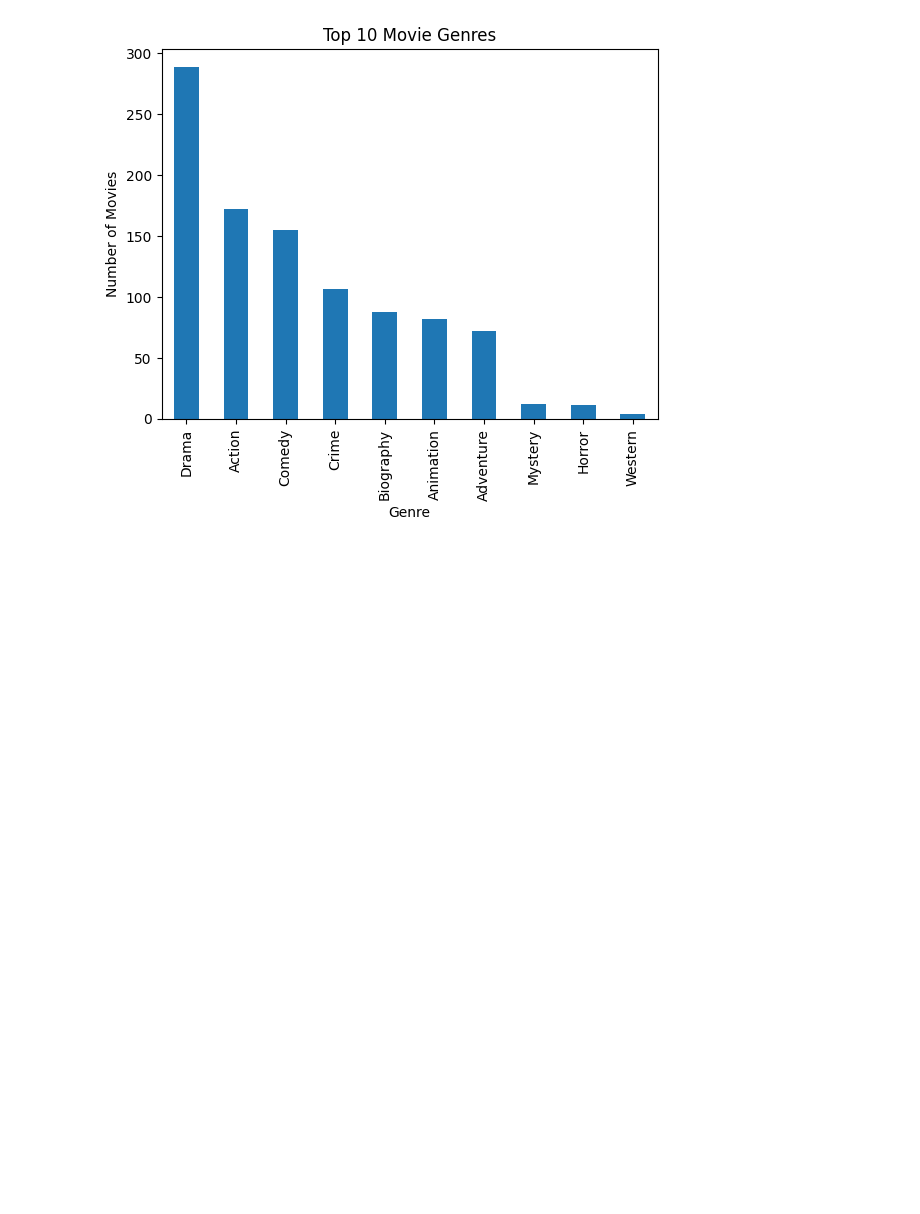
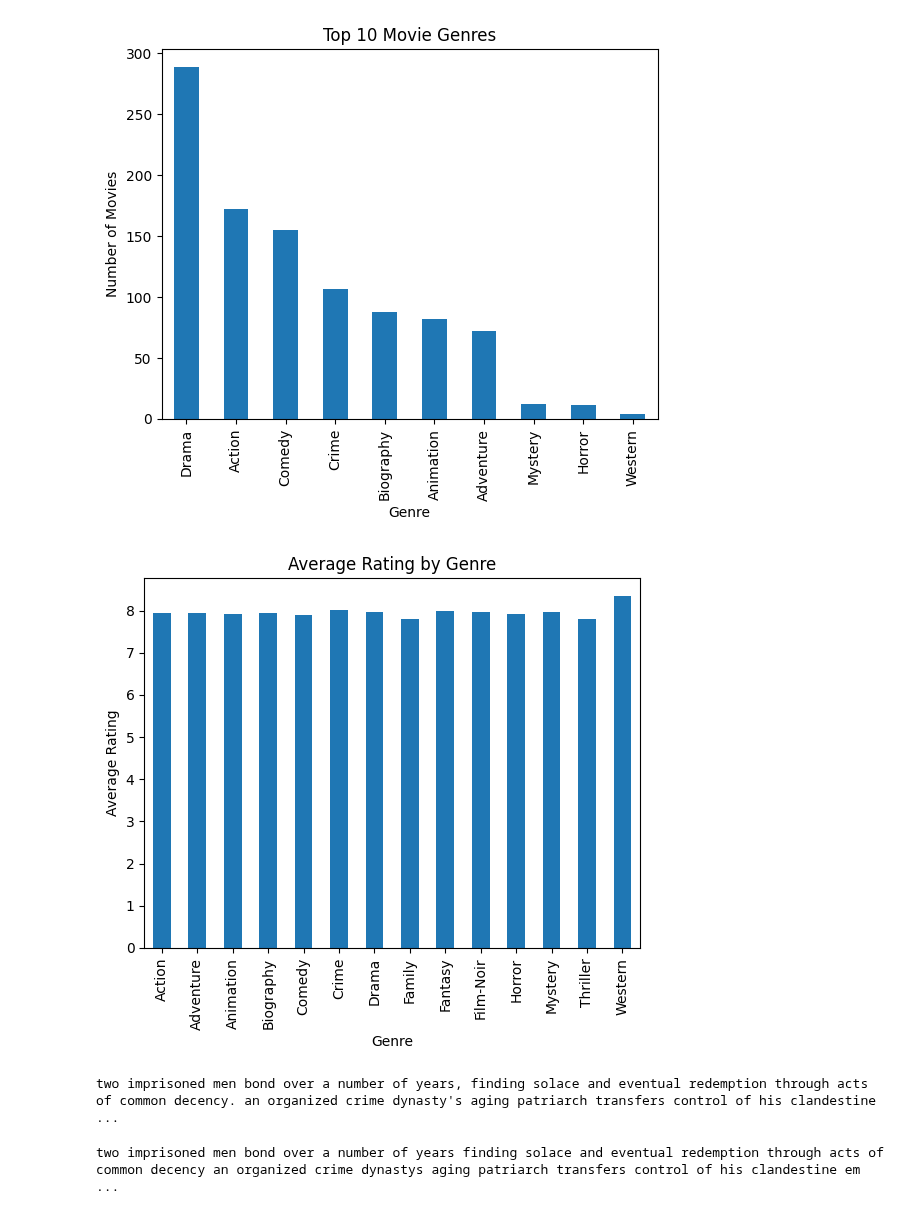
Before and after one commit to honeyhasini1448/MyPython_Projects, a Jupyter notebook: NLP_with_py_text_to_ML_bootcamp.ipynb, the cells around one changed output. Drawn from its saved outputs; the diff is of its cells as text; code cells hidden in the pictures; blank space fills up the shorter version.

```diff
--- a/NLP_with_py_text_to_ML_bootcamp.ipynb
+++ b/NLP_with_py_text_to_ML_bootcamp.ipynb
@@ -325,3 +344,13 @@ plt.ylabel("Number of Movies")
 plt.show()
 # %% [output]
 [figure]
+# %%
+# Average Rating by genre
+average_ratings = df.groupby('Genre')['IMDB_Rating'].mean()
+average_ratings.plot(kind='bar')
+plt.title("Average Rating by Genre")
+plt.xlabel("Genre")
+plt.ylabel("Average Rating")
+plt.show()
+# %% [output]
+[figure, added]
@@ -327,0 +359,12 @@ plt.show()
+# %%
+all_text = " ".join(text)     # storing all overviews together
+all_text = all_text.lower()   # Lowercase
+print(all_text)
+# %% [output]
+two imprisoned men bond over a number of years, finding solace and eventual redemption through acts of common decency. an organized crime dynasty's aging patriarch transfers control of his clandestine ...
+# %%
+import re
+all_text = re.sub(r"[^a-zA-z0-9\s]","",all_text) # it removes all punctuation marks
+print(all_text)
+# %% [output]
+two imprisoned men bond over a number of years finding solace and eventual redemption through acts of common decency an organized crime dynastys aging patriarch transfers control of his clandestine em ...
```
Also changed, not shown: parts of 7 cells of this notebook.
